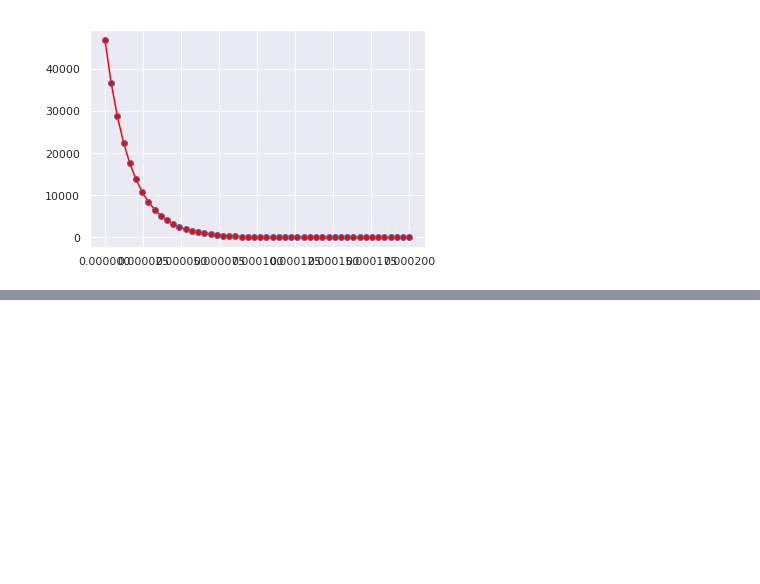
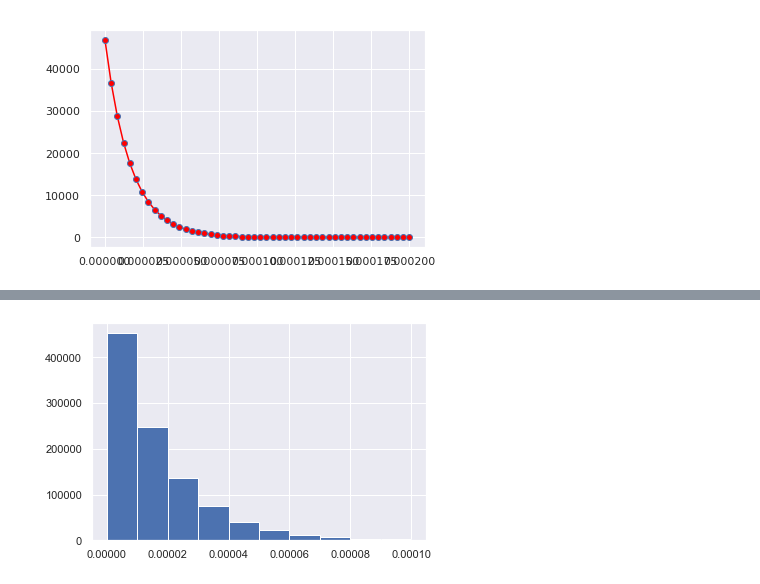
Before and after one commit to aminaghoul/reads_seq, a Jupyter notebook: stage.ipynb, the cells around one changed output, grey strips where cells are left out. Saved outputs shown, nothing was run; the diff lists cells and outputs as text; code cells hidden in the pictures; blank space fills up the shorter version.

```diff
--- a/stage.ipynb
+++ b/stage.ipynb
@@ -565,0 +572,44 @@ integrale = 1333.3333333333335
+# %%
+def function(f, x_min, x_max, nb_x, n, quiet=True):
+    """Prend comme paramètre une fonction densité, qui devra prendre en compte l'ordonnée
+    comme paramètre et retourne `n` nombres en accord avec f.
+    """
+
+    # xmin = 0
+    # xmax = 0.0001
+    nbx = 10
+    nbi = nbx - 1 # nombre d'intervalles
+
+    pas = (x_max - x_min) / nb_x
+    x = np.linspace(x_min, x_max, nb_x)
+    shifted = np.linspace(x_min + pas, x_max - pas, nb_x - 1)
+    # s = sum(x)
+    # x = x/s
+    # print(sum(x))
+    y = f(x)
+    if not quiet:
+        print(y)
+        plt.plot(x, y)
+        plt.show()
+
+    y = f(shifted)
+    if not quiet:
+        print(y)
+        plt.plot(shifted, y)
+        plt.show()
+
+    S = sum(y)
+    c = choice(shifted, n, p=y/S, replace=True)
+    if not quiet:
+        plt.hist(c)
+        plt.show()
+
+    return c
+
+plt.hist(function(
+    (lambda x: (60000*np.exp(-60000*x))),
+    0, 0.0001, 50000, 1000000
+))
+plt.show()
+# %% [output]
+[figure, added]
```
Also changed, not shown: parts of 3 cells of this notebook.
